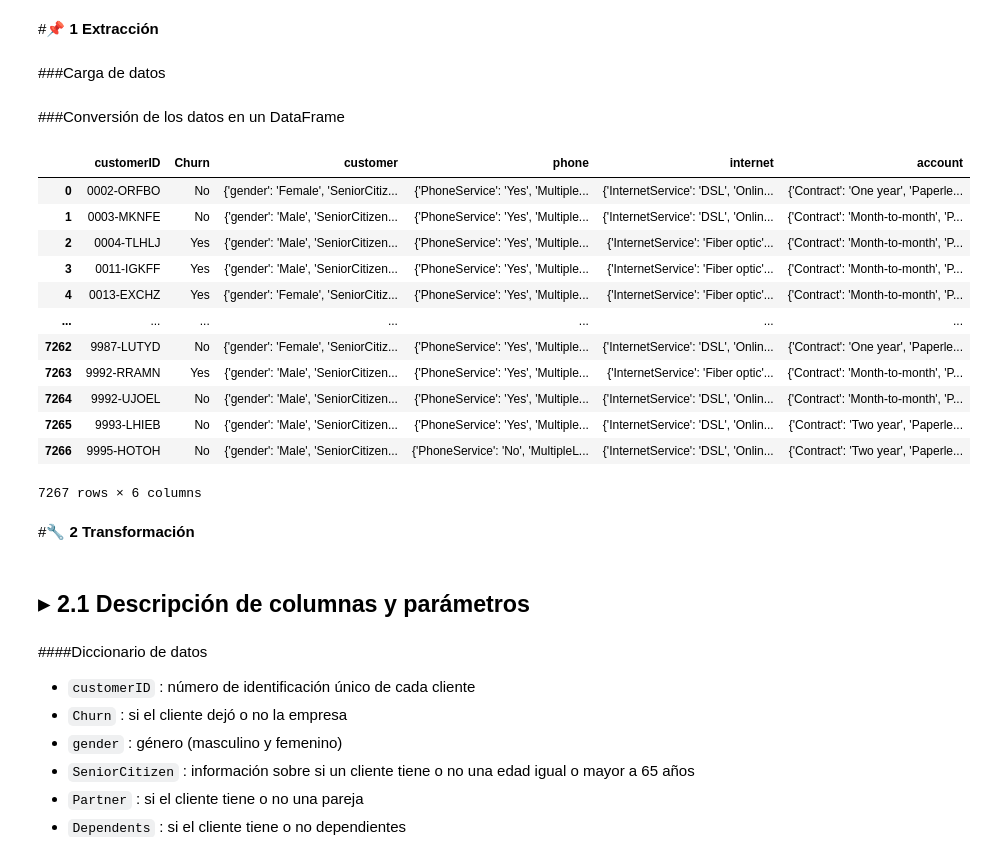
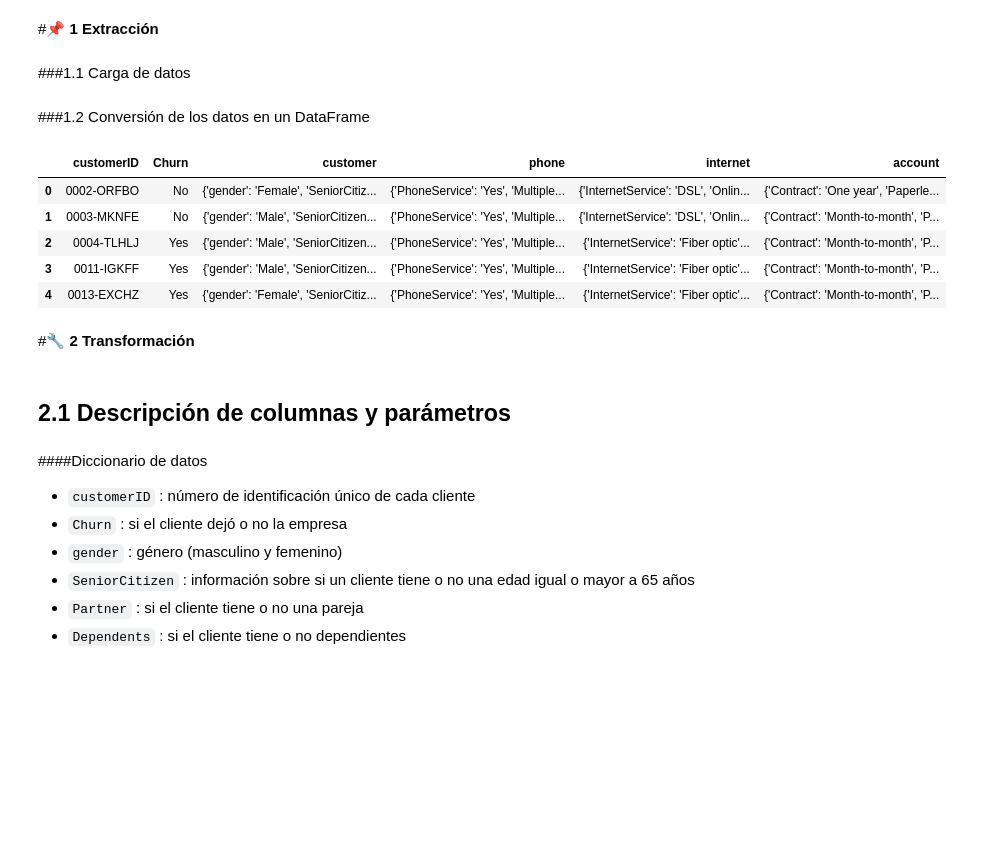
Before and after one commit to marozta/Alura-ONE-2024, a Jupyter notebook: Data_Science_Challenge2_Alura_ONE_G9.ipynb, the cells around one changed output. Drawn from its saved outputs; the diff is of its cells as text; code cells hidden in the pictures; blank space fills up the shorter version.

```diff
--- a/Data_Science_Challenge2_Alura_ONE_G9.ipynb
+++ b/Data_Science_Challenge2_Alura_ONE_G9.ipynb
@@ -14,35 +16,28 @@ import requests
 # %% [markdown]
 #📌 **1 Extracción**
 # %% [markdown]
-###Carga de datos
+###1.1 Carga de datos
 # %%
 url = "https://raw.githubusercontent.com/ingridcristh/challenge2-data-science-LATAM/refs/heads/main/TelecomX_Data.json"
 
 response = requests.get(url)
 data = response.json()
 # %% [markdown]
-###Conversión de los datos en un DataFrame
+###1.2 Conversión de los datos en un DataFrame
 # %%
 df = pd.DataFrame(data)
-df
+df.head()
 # %% [output]
 |  | customerID | Churn | customer | phone | internet | account |
 | 0 | 0002-ORFBO | No | {'gender': 'Female', 'SeniorCitiz... | {'PhoneService': 'Yes', 'Multiple... | {'InternetService': 'DSL', 'Onlin... | {'Contract': 'One year', 'Paperle... |
 | 1 | 0003-MKNFE | No | {'gender': 'Male', 'SeniorCitizen... | {'PhoneService': 'Yes', 'Multiple... | {'InternetService': 'DSL', 'Onlin... | {'Contract': 'Month-to-month', 'P... |
 | 2 | 0004-TLHLJ | Yes | {'gender': 'Male', 'SeniorCitizen... | {'PhoneService': 'Yes', 'Multiple... | {'InternetService': 'Fiber optic'... | {'Contract': 'Month-to-month', 'P... |
 | 3 | 0011-IGKFF | Yes | {'gender': 'Male', 'SeniorCitizen... | {'PhoneService': 'Yes', 'Multiple... | {'InternetService': 'Fiber optic'... | {'Contract': 'Month-to-month', 'P... |
 | 4 | 0013-EXCHZ | Yes | {'gender': 'Female', 'SeniorCitiz... | {'PhoneService': 'Yes', 'Multiple... | {'InternetService': 'Fiber optic'... | {'Contract': 'Month-to-month', 'P... |
-| ... | ... | ... | ... | ... | ... | ... |
-| 7262 | 9987-LUTYD | No | {'gender': 'Female', 'SeniorCitiz... | {'PhoneService': 'Yes', 'Multiple... | {'InternetService': 'DSL', 'Onlin... | {'Contract': 'One year', 'Paperle... |
-| 7263 | 9992-RRAMN | Yes | {'gender': 'Male', 'SeniorCitizen... | {'PhoneService': 'Yes', 'Multiple... | {'InternetService': 'Fiber optic'... | {'Contract': 'Month-to-month', 'P... |
-| 7264 | 9992-UJOEL | No | {'gender': 'Male', 'SeniorCitizen... | {'PhoneService': 'Yes', 'Multiple... | {'InternetService': 'DSL', 'Onlin... | {'Contract': 'Month-to-month', 'P... |
-| 7265 | 9993-LHIEB | No | {'gender': 'Male', 'SeniorCitizen... | {'PhoneService': 'Yes', 'Multiple... | {'InternetService': 'DSL', 'Onlin... | {'Contract': 'Two year', 'Paperle... |
-| 7266 | 9995-HOTOH | No | {'gender': 'Male', 'SeniorCitizen... | {'PhoneService': 'No', 'MultipleL... | {'InternetService': 'DSL', 'Onlin... | {'Contract': 'Two year', 'Paperle... |
-7267 rows × 6 columns
 # %% [markdown]
 #🔧 **2 Transformación**
 # %% [markdown]
-## **$\blacktriangleright$ 2.1 Descripción de columnas y parámetros**
+## 2.1 Descripción de columnas y parámetros
 # %% [markdown]
 ####Diccionario de datos
 - `customerID` : número de identificación único de cada cliente
```
Also changed, not shown: parts of 60 cells of this notebook.
